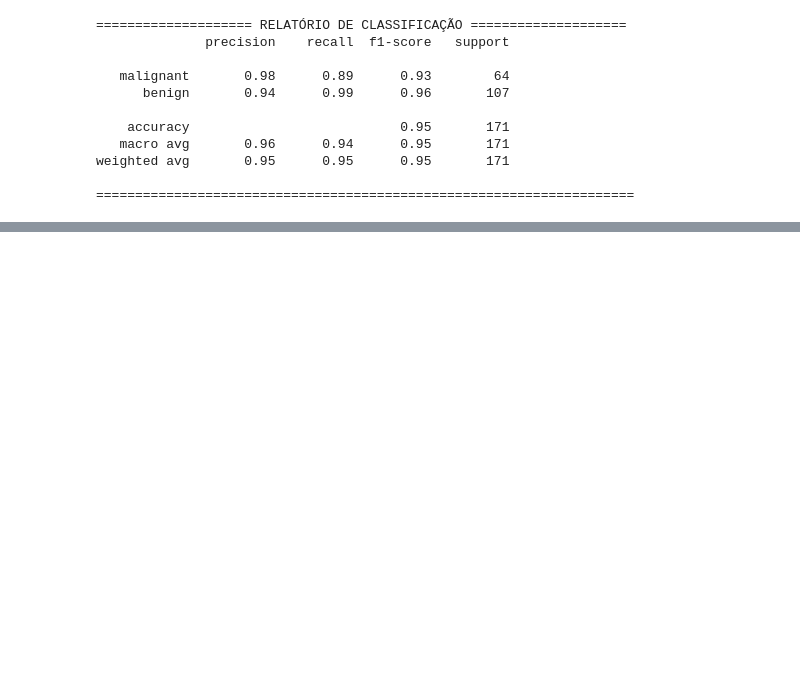
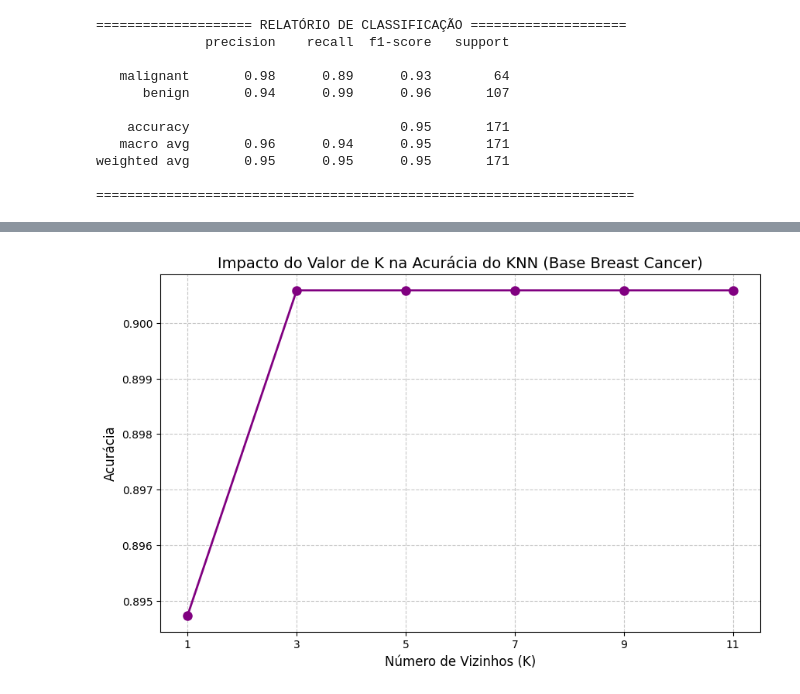
Before and after one commit to the-paiva/algoritmos_supervisionados, a Jupyter notebook: breast_cancer.ipynb, the cells around one changed output, grey strips where cells are left out. Saved outputs shown, nothing was run; the diff lists cells and outputs as text; code cells hidden in the pictures; blank space fills up the shorter version.

Commit message:
Implementa o algoritmo KNN à base Breast Cancer

```diff
--- a/breast_cancer.ipynb
+++ b/breast_cancer.ipynb
@@ -130,3 +130,10 @@ exibir_relatorio_de_classificacao(y_test, y_pred_gnb, breast_cancer)
 weighted avg       0.95      0.95      0.95       171
 
 =====================================================================
+# %%
+#Estabelecendo as variáveis que serão usadas no loop do KNN
+
+valores_k = [1, 3, 5, 7, 9, 11]
+resultados_acuracia = []
+melhor_k = 1
+melhor_f1 = 0
@@ -132,0 +175,5 @@ weighted avg       0.95      0.95      0.95       171
+# %%
+# Representação gráfica dos valores de K usados no KNN
+exibir_grafico_comparativo(valores_k, resultados_acuracia, "Breast Cancer")
+# %% [output]
+[figure, added]
```
Also changed, not shown: parts of 2 cells of this notebook.
